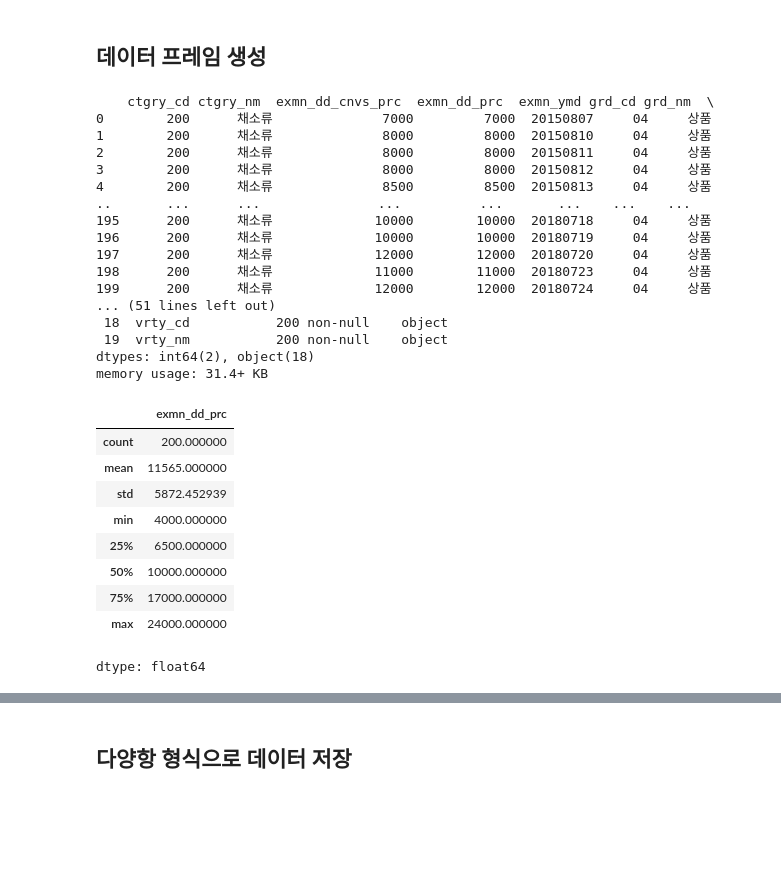
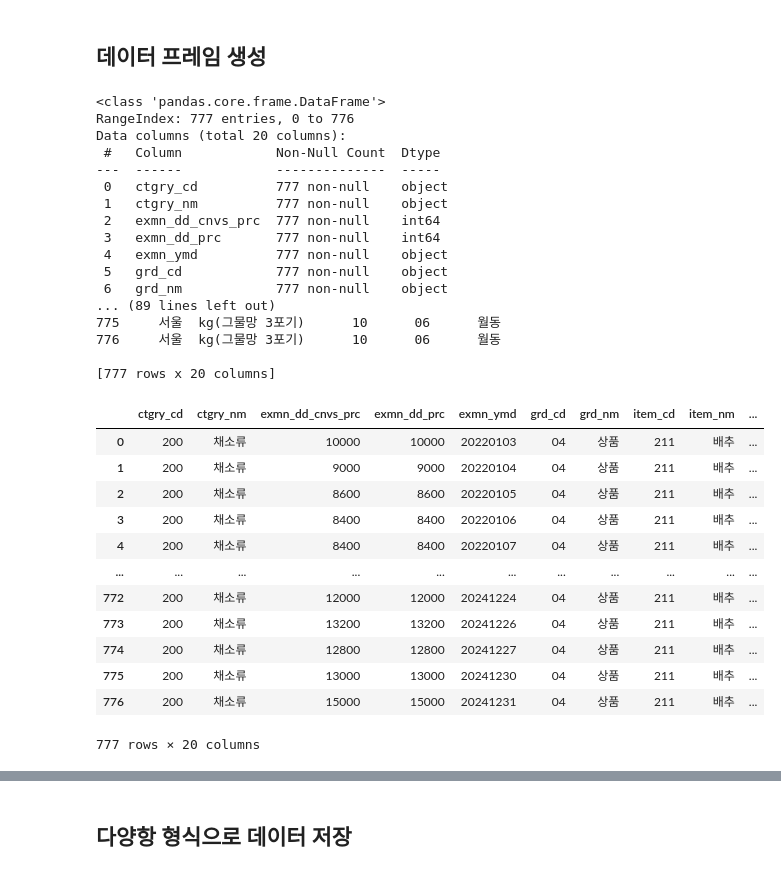
Before and after one commit to yepk97/Data-Analysis-with-Open-Source, a Jupyter notebook: 오픈소스_데이터_분석_5강.ipynb, the cells around one changed output, grey strips where cells are left out. Drawn from its saved outputs; the diff is of its cells as text; code cells hidden in the pictures; blank space fills up the shorter version.

```diff
--- a/오픈소스_데이터_분석_5강.ipynb
+++ b/오픈소스_데이터_분석_5강.ipynb
@@ -137,19 +137,18 @@ api_key = '0a9b16342aab73478f87d62407412df24e80c51539224e2a41540d7098672ea5'
 params = {
     'serviceKey':api_key,
     'pageNo':'1',
-    'numOfRows':'200',
+    'numOfRows':'900000',
     'returnType':'JSON',
-    'cond[exmn_ymd::GTE]':'20150101',
+    'cond[exmn_ymd::GTE]':'20220101',
     'cond[exmn_ymd::LTE]':'20241231',
     'cond[se_cd::EQ]':'02',
     'cond[ctgry_cd::EQ]':'200',
     'cond[item_cd::EQ]':'211',
     'cond[grd_cd::EQ]':'04',
     'cond[sgg_cd::EQ]':'1101',
-    'cond[mrkt_cd::EQ]':'0110211',
-    'cond[vrty_cd::EQ]':{'01','02','03','06'}}
+    'cond[mrkt_cd::EQ]':'0110211'}
 
-
+#    'cond[vrty_cd::EQ]':['01','02','03','06']
 #url ="https://apis.data.go.kr/B552845/perDay/price?\
 #serviceKey=0a9b16342aab73478f87d62407412df24e80c51539224e2a41540d7098672ea5\
 #&pageNo=1&numOfRows=200&returnType=JSON&cond[exmn_ymd::GTE]=20150101&cond[exmn_ymd::LTE]=20151231\
@@ -185,46 +184,50 @@ response.json()
 # %%
 import pandas as pd
 import numpy as np
 
 ## requests로부터 response, body, item 항목 읽기
 data = response.json()['response']['body']['items']['item']
 df=pd.DataFrame(data)
 df['exmn_dd_cnvs_prc'] = pd.to_numeric(df['exmn_dd_cnvs_prc'], errors='coerce')
 df['exmn_dd_prc'] = pd.to_numeric(df['exmn_dd_prc'], errors='coerce')
 
+df.info()
+print(df.describe(include='all'))
 print(df)
-df.info()
-df.describe(include='all')
+
 #df.describe(include=[np.number]) #수치형
 #df.describe(include=['object']) #범주형
-df['exmn_dd_prc'].describe() #특정 열
+#df['exmn_dd_prc'].describe() #특정 열
 #print(df.describe(include='all'))
-#df
+df
 # %% [output]
-    ctgry_cd ctgry_nm  exmn_dd_cnvs_prc  exmn_dd_prc  exmn_ymd grd_cd grd_nm  \
-0        200      채소류              7000         7000  20150807     04     상품
-1        200      채소류              8000         8000  20150810     04     상품
-2        200      채소류              8000         8000  20150811     04     상품
-3        200      채소류              8000         8000  20150812     04     상품
-4        200      채소류              8500         8500  20150813     04     상품
-..       ...      ...               ...          ...       ...    ...    ...
-195      200      채소류             10000        10000  20180718     04     상품
-196      200      채소류             10000        10000  20180719     04     상품
-197      200      채소류             12000        12000  20180720     04     상품
-198      200      채소류             11000        11000  20180723     04     상품
-199      200      채소류             12000        12000  20180724     04     상품
-... (51 lines left out)
- 18  vrty_cd           200 non-null    object
- 19  vrty_nm           200 non-null    object
-dtypes: int64(2), object(18)
-memory usage: 31.4+ KB
+<class 'pandas.core.frame.DataFrame'>
+RangeIndex: 777 entries, 0 to 776
+Data columns (total 20 columns):
+ #   Column            Non-Null Count  Dtype
+---  ------            --------------  -----
+ 0   ctgry_cd          777 non-null    object
+ 1   ctgry_nm          777 non-null    object
+ 2   exmn_dd_cnvs_prc  777 non-null    int64
+ 3   exmn_dd_prc       777 non-null    int64
+ 4   exmn_ymd          777 non-null    object
+ 5   grd_cd            777 non-null    object
+ 6   grd_nm            777 non-null    object
+... (89 lines left out)
+775     서울  kg(그물망 3포기)      10      06      월동
+776     서울  kg(그물망 3포기)      10      06      월동
+
+[777 rows x 20 columns]
-|  | exmn_dd_prc |
-| count | 200.000000 |
-| mean | 11565.000000 |
-| std | 5872.452939 |
-| min | 4000.000000 |
-| 25% | 6500.000000 |
-| 50% | 10000.000000 |
-| 75% | 17000.000000 |
-| max | 24000.000000 |
+|  | ctgry_cd | ctgry_nm | exmn_dd_cnvs_prc | exmn_dd_prc | exmn_ymd | grd_cd | grd_nm | item_cd | item_nm | ... |
+| 0 | 200 | 채소류 | 10000 | 10000 | 20220103 | 04 | 상품 | 211 | 배추 | ... |
+| 1 | 200 | 채소류 | 9000 | 9000 | 20220104 | 04 | 상품 | 211 | 배추 | ... |
+| 2 | 200 | 채소류 | 8600 | 8600 | 20220105 | 04 | 상품 | 211 | 배추 | ... |
+| 3 | 200 | 채소류 | 8400 | 8400 | 20220106 | 04 | 상품 | 211 | 배추 | ... |
+| 4 | 200 | 채소류 | 8400 | 8400 | 20220107 | 04 | 상품 | 211 | 배추 | ... |
+| ... | ... | ... | ... | ... | ... | ... | ... | ... | ... | ... |
+| 772 | 200 | 채소류 | 12000 | 12000 | 20241224 | 04 | 상품 | 211 | 배추 | ... |
+| 773 | 200 | 채소류 | 13200 | 13200 | 20241226 | 04 | 상품 | 211 | 배추 | ... |
+| 774 | 200 | 채소류 | 12800 | 12800 | 20241227 | 04 | 상품 | 211 | 배추 | ... |
+| 775 | 200 | 채소류 | 13000 | 13000 | 20241230 | 04 | 상품 | 211 | 배추 | ... |
+| 776 | 200 | 채소류 | 15000 | 15000 | 20241231 | 04 | 상품 | 211 | 배추 | ... |
-dtype: float64
+777 rows × 20 columns
```
Also changed, not shown: parts of 5 cells of this notebook.
